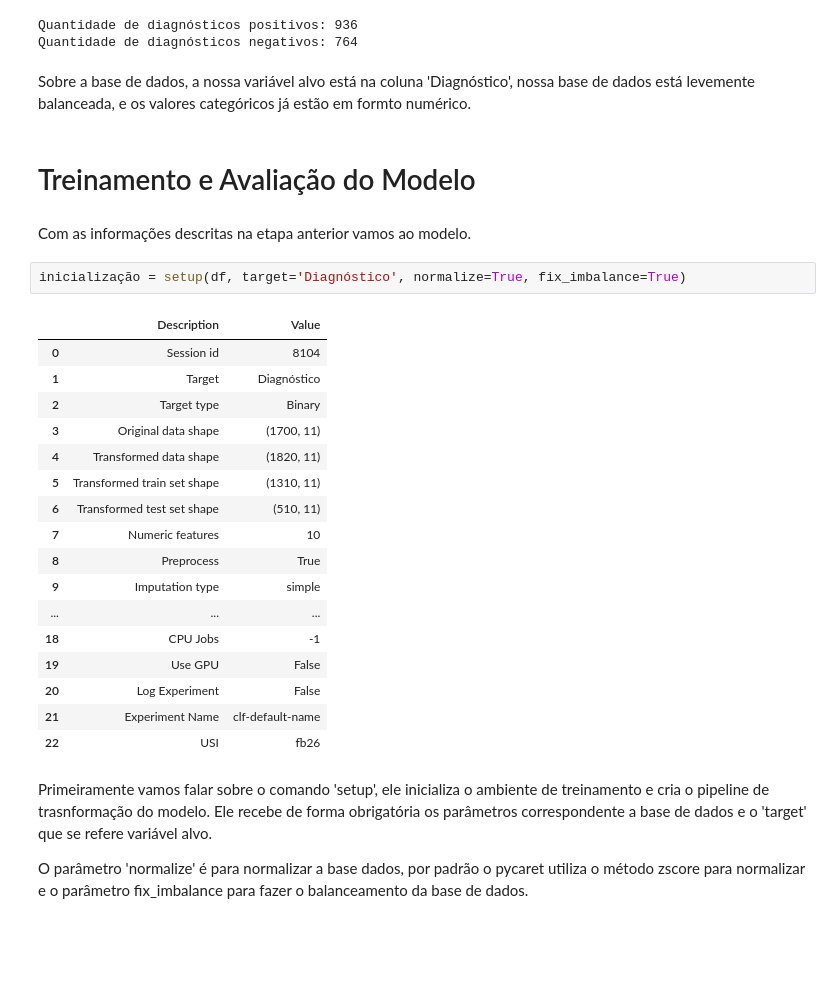
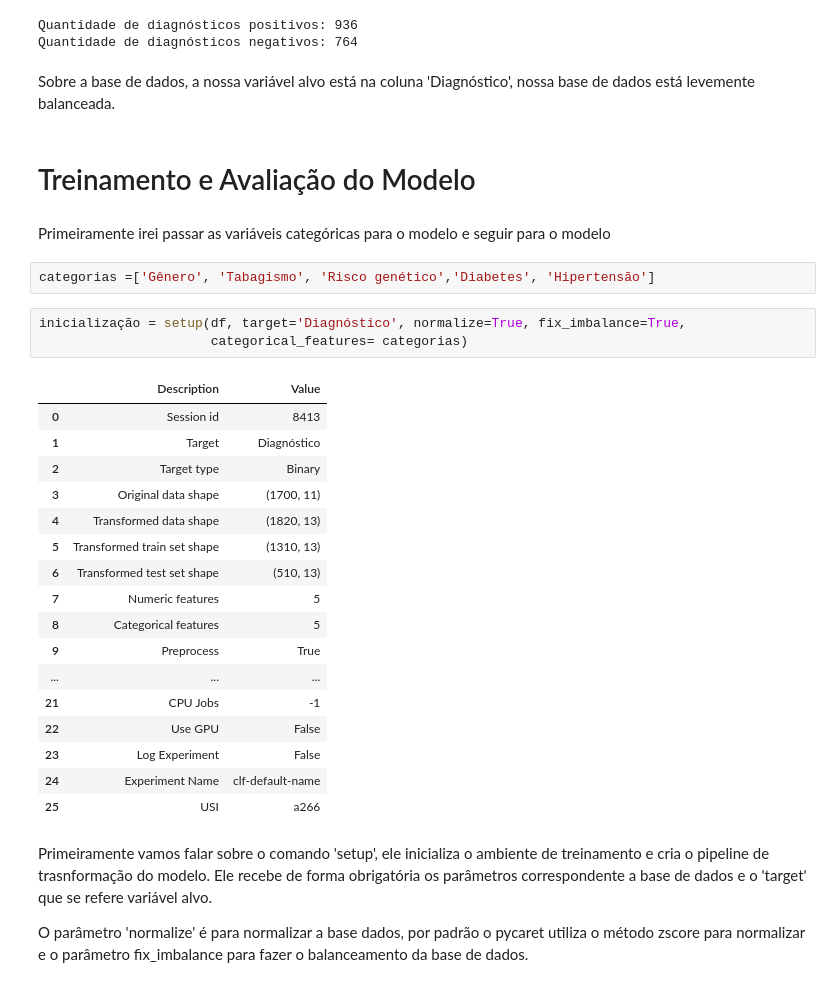
Before and after one commit to Matheus-Zanetti/ML_Pycaret_Medium, a Jupyter notebook: ML_Pycaret_Medium.ipynb, the cells around one changed output. Saved outputs shown, nothing was run; the diff lists cells and outputs as text; blank space fills up the shorter version.

```diff
--- a/ML_Pycaret_Medium.ipynb
+++ b/ML_Pycaret_Medium.ipynb
@@ -82,31 +82,34 @@ print(f"Quantidade de diagnósticos negativos: {negativos} "  )
 Quantidade de diagnósticos positivos: 936
 Quantidade de diagnósticos negativos: 764
 # %% [markdown]
-Sobre a base de dados, a nossa variável alvo está na coluna 'Diagnóstico', nossa base de dados está levemente balanceada, e os valores categóricos já estão em formto numérico.
+Sobre a base de dados, a nossa variável alvo está na coluna 'Diagnóstico', nossa base de dados está levemente balanceada.
 # %% [markdown]
 # Treinamento e Avaliação do Modelo
-# %% [markdown]
-Com as informações descritas na etapa anterior vamos ao modelo.
+# %% [markdown]
+Primeiramente irei passar as variáveis categóricas para o modelo e seguir para o modelo
+# %%
+categorias =['Gênero', 'Tabagismo', 'Risco genético','Diabetes', 'Hipertensão']
 # %%
-inicialização = setup(df, target='Diagnóstico', normalize=True, fix_imbalance=True)
+inicialização = setup(df, target='Diagnóstico', normalize=True, fix_imbalance=True,
+                      categorical_features= categorias)
 # %% [output]
 |  | Description | Value |
-| 0 | Session id | 8104 |
+| 0 | Session id | 8413 |
 | 1 | Target | Diagnóstico |
 | 2 | Target type | Binary |
 | 3 | Original data shape | (1700, 11) |
-| 4 | Transformed data shape | (1820, 11) |
-| 5 | Transformed train set shape | (1310, 11) |
-| 6 | Transformed test set shape | (510, 11) |
-| 7 | Numeric features | 10 |
-| 8 | Preprocess | True |
-| 9 | Imputation type | simple |
+| 4 | Transformed data shape | (1820, 13) |
+| 5 | Transformed train set shape | (1310, 13) |
+| 6 | Transformed test set shape | (510, 13) |
+| 7 | Numeric features | 5 |
+| 8 | Categorical features | 5 |
+| 9 | Preprocess | True |
 | ... | ... | ... |
-| 18 | CPU Jobs | -1 |
-| 19 | Use GPU | False |
-| 20 | Log Experiment | False |
-| 21 | Experiment Name | clf-default-name |
-| 22 | USI | fb26 |
+| 21 | CPU Jobs | -1 |
+| 22 | Use GPU | False |
+| 23 | Log Experiment | False |
+| 24 | Experiment Name | clf-default-name |
+| 25 | USI | a266 |
 # %% [markdown]
 Primeiramente vamos falar sobre o comando 'setup', ele inicializa o ambiente de treinamento e cria o pipeline de trasnformação do modelo. Ele recebe de forma obrigatória os parâmetros correspondente a base de dados e o 'target' que se refere variável alvo.
 
```
Also changed, not shown: parts of 4 cells of this notebook.
